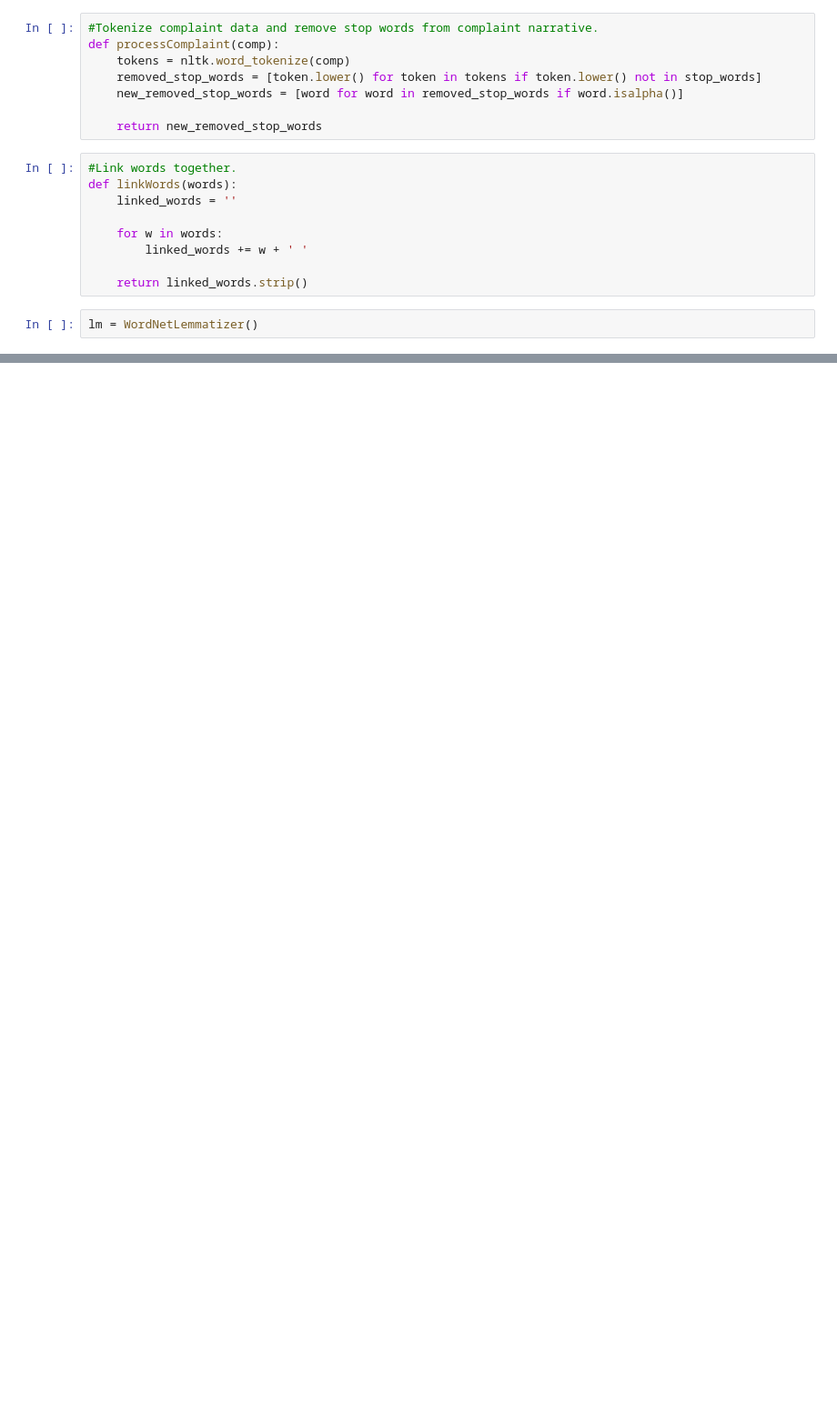
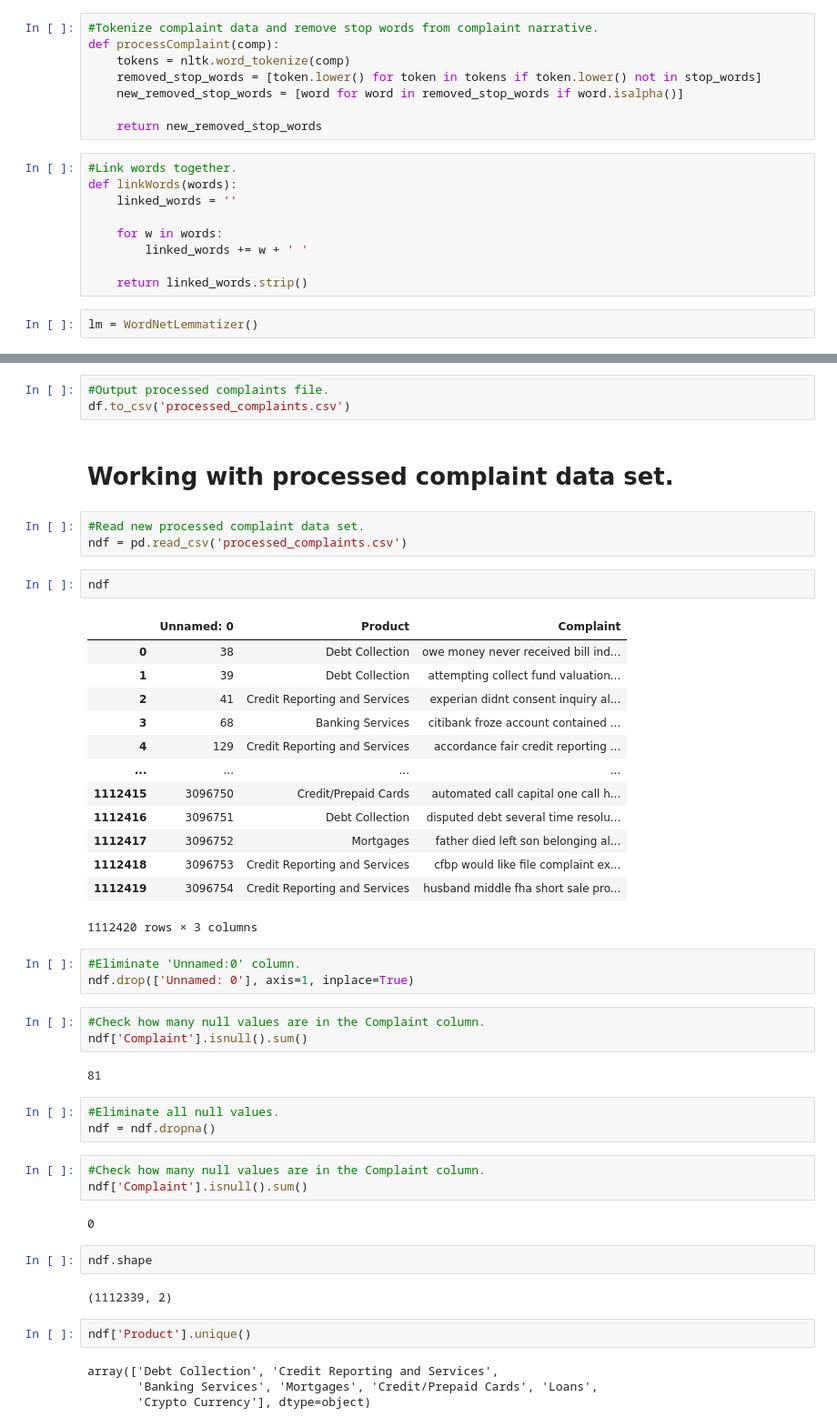
Before and after one commit to tuba-ahmed/complaint-analysis, a Jupyter notebook: code/app/Naive Bayes (Ganesh Nehru).ipynb, the cells around one changed output, grey strips where cells are left out. Shown at 91% size. Saved outputs shown, nothing was run; the diff lists cells and outputs as text; blank space fills up the shorter version.

```diff
--- a/code/app/Naive Bayes (Ganesh Nehru).ipynb
+++ b/code/app/Naive Bayes (Ganesh Nehru).ipynb
@@ -111,0 +206,50 @@ for i in range(len(df)):
+# %%
+#Output processed complaints file.
+df.to_csv('processed_complaints.csv')
+# %% [markdown]
+# Working with processed complaint data set.
+# %%
+#Read new processed complaint data set.
+ndf = pd.read_csv('processed_complaints.csv')
+# %%
+ndf
+# %% [output]
+|  | Unnamed: 0 | Product | Complaint |
+| 0 | 38 | Debt Collection | owe money never received bill ind... |
+| 1 | 39 | Debt Collection | attempting collect fund valuation... |
+| 2 | 41 | Credit Reporting and Services | experian didnt consent inquiry al... |
+| 3 | 68 | Banking Services | citibank froze account contained ... |
+| 4 | 129 | Credit Reporting and Services | accordance fair credit reporting ... |
+| ... | ... | ... | ... |
+| 1112415 | 3096750 | Credit/Prepaid Cards | automated call capital one call h... |
+| 1112416 | 3096751 | Debt Collection | disputed debt several time resolu... |
+| 1112417 | 3096752 | Mortgages | father died left son belonging al... |
+| 1112418 | 3096753 | Credit Reporting and Services | cfbp would like file complaint ex... |
+| 1112419 | 3096754 | Credit Reporting and Services | husband middle fha short sale pro... |
+1112420 rows × 3 columns
+# %%
+#Eliminate 'Unnamed:0' column.
+ndf.drop(['Unnamed: 0'], axis=1, inplace=True)
+# %%
+#Check how many null values are in the Complaint column.
+ndf['Complaint'].isnull().sum()
+# %% [output]
+81
+# %%
+#Eliminate all null values.
+ndf = ndf.dropna()
+# %%
+#Check how many null values are in the Complaint column.
+ndf['Complaint'].isnull().sum()
+# %% [output]
+0
+# %%
+ndf.shape
+# %% [output]
+(1112339, 2)
+# %%
+ndf['Product'].unique()
+# %% [output]
+array(['Debt Collection', 'Credit Reporting and Services',
+       'Banking Services', 'Mortgages', 'Credit/Prepaid Cards', 'Loans',
+       'Crypto Currency'], dtype=object)
```
Also changed, not shown: parts of 26 cells of this notebook, 2 other files.
